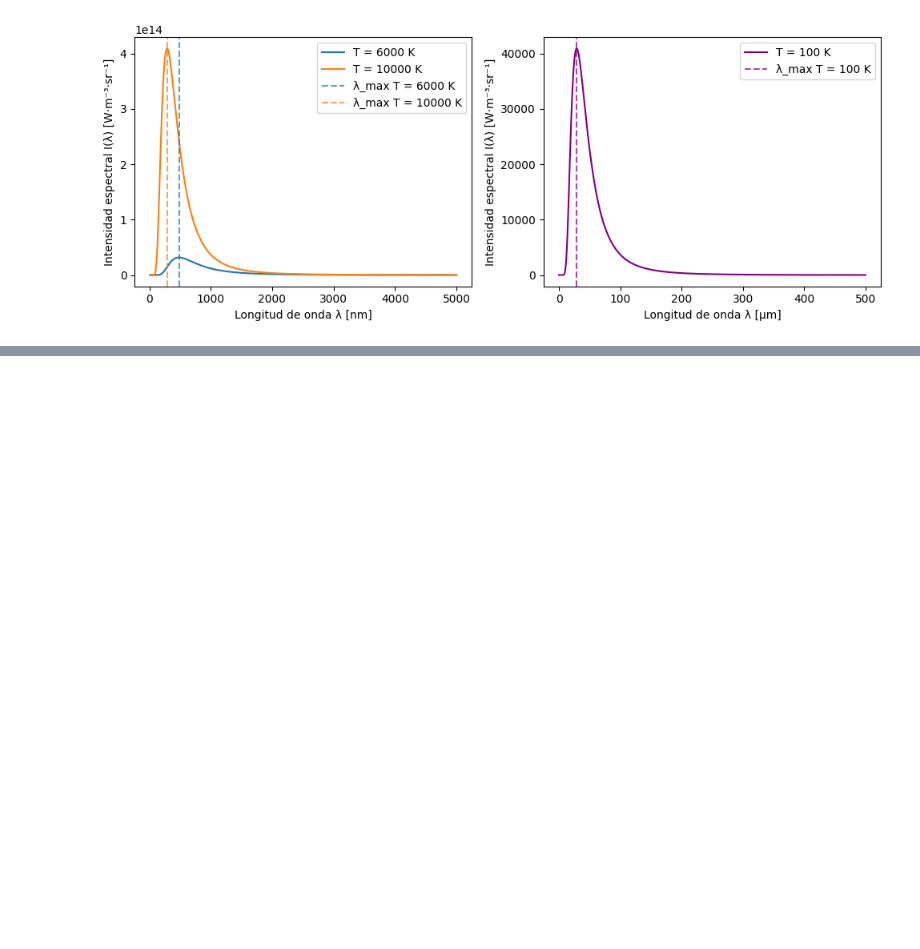
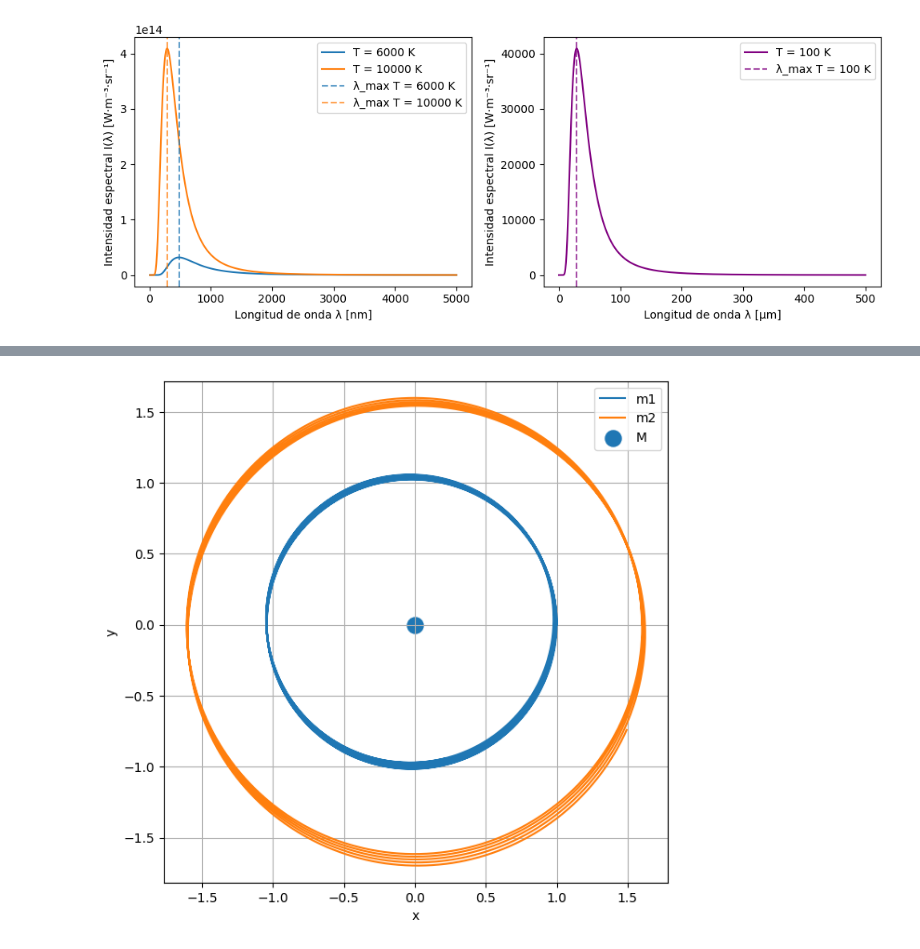
Before and after one commit to arirodriguez001/Astrophysics, a Jupyter notebook: problem-set-1.ipynb, the cells around one changed output, grey strips where cells are left out. Drawn from its saved outputs; the diff is of its cells as text; code cells hidden in the pictures; blank space fills up the shorter version.

```diff
--- a/problem-set-1.ipynb
+++ b/problem-set-1.ipynb
@@ -68,0 +75,51 @@ plt.show()
+# %%
+G = 1.0
+M = 1000.0
+m1 = 1.0
+m2 = 1.0
+# %%
+def sistema(t, Y):
+    x1, y1, vx1, vy1, x2, y2, vx2, vy2 = Y
+
+    r1 = np.sqrt(x1**2 + y1**2)
+    r2 = np.sqrt(x2**2 + y2**2)
+    dx = x2 - x1
+    dy = y2 - y1
+    r12 = np.sqrt(dx**2 + dy**2)
+
+    ax1 = -G * M * x1 / r1**3 + G * m2 * dx / r12**3
+    ay1 = -G * M * y1 / r1**3 + G * m2 * dy / r12**3
+
+    ax2 = -G * M * x2 / r2**3 + G * m1 * (-dx) / r12**3
+    ay2 = -G * M * y2 / r2**3 + G * m1 * (-dy) / r12**3
+
+    return [vx1, vy1, ax1, ay1, vx2, vy2, ax2, ay2]
+
+Y0 = [
+    1.0, 0.0, 0.0, 32.0,
+    1.6, 0.0, 0.0, 25.0
+]
+
+t0 = 0.0
+tf = 2.0
+t_eval = np.linspace(t0, tf, 5000)
+
+sol = solve_ivp(sistema, [t0, tf], Y0, t_eval=t_eval, rtol=1e-9, atol=1e-9)
+
+x1 = sol.y[0]
+y1 = sol.y[1]
+x2 = sol.y[4]
+y2 = sol.y[5]
+
+plt.figure(figsize=(7, 7))
+plt.plot(x1, y1, label='m1')
+plt.plot(x2, y2, label='m2')
+plt.scatter(0, 0, s=150, label='M')
+plt.xlabel('x')
+plt.ylabel('y')
+plt.axis('equal')
+plt.legend()
+plt.grid(True)
+plt.show()
+# %% [output]
+[figure, added]
```
Also changed, not shown: parts of 2 cells of this notebook.
